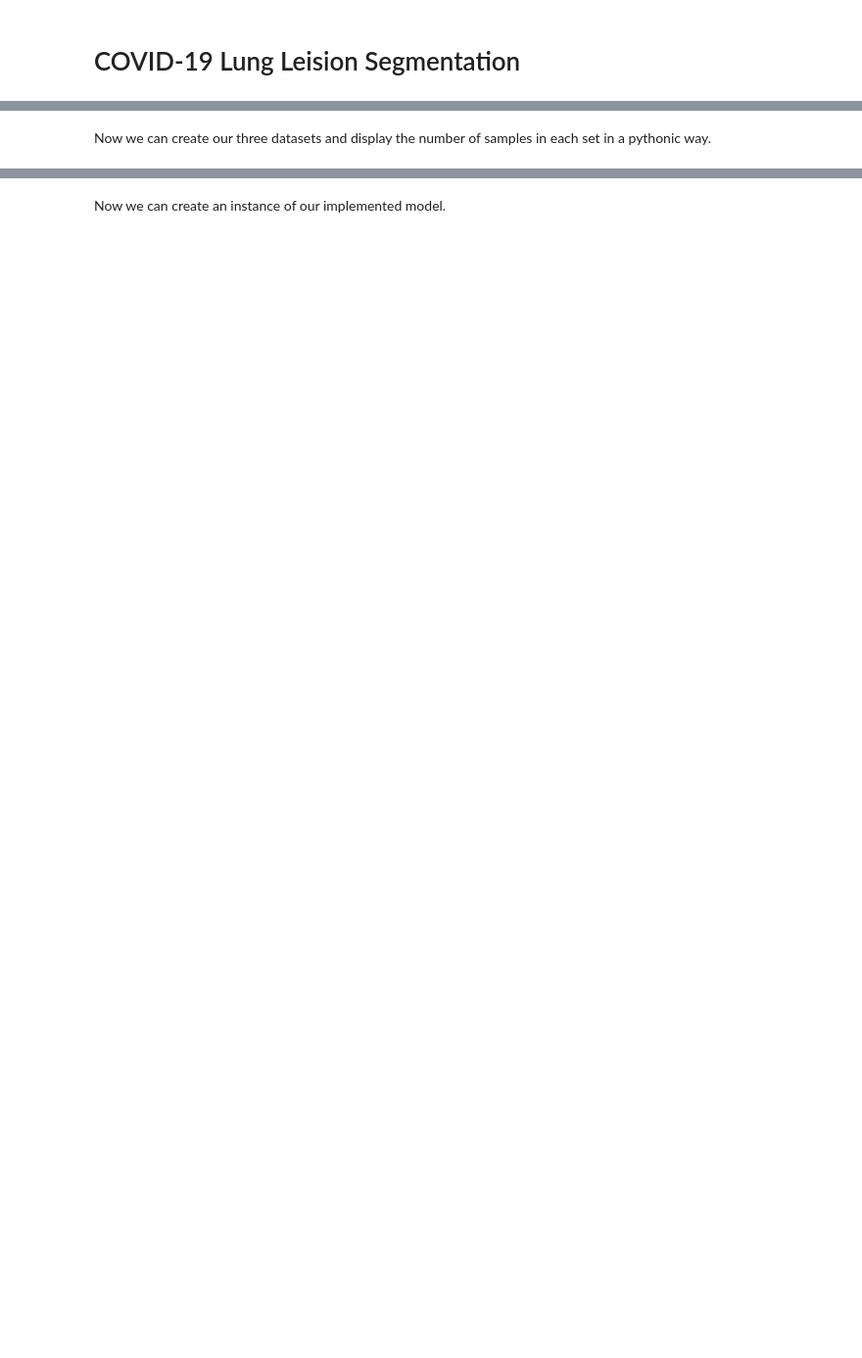
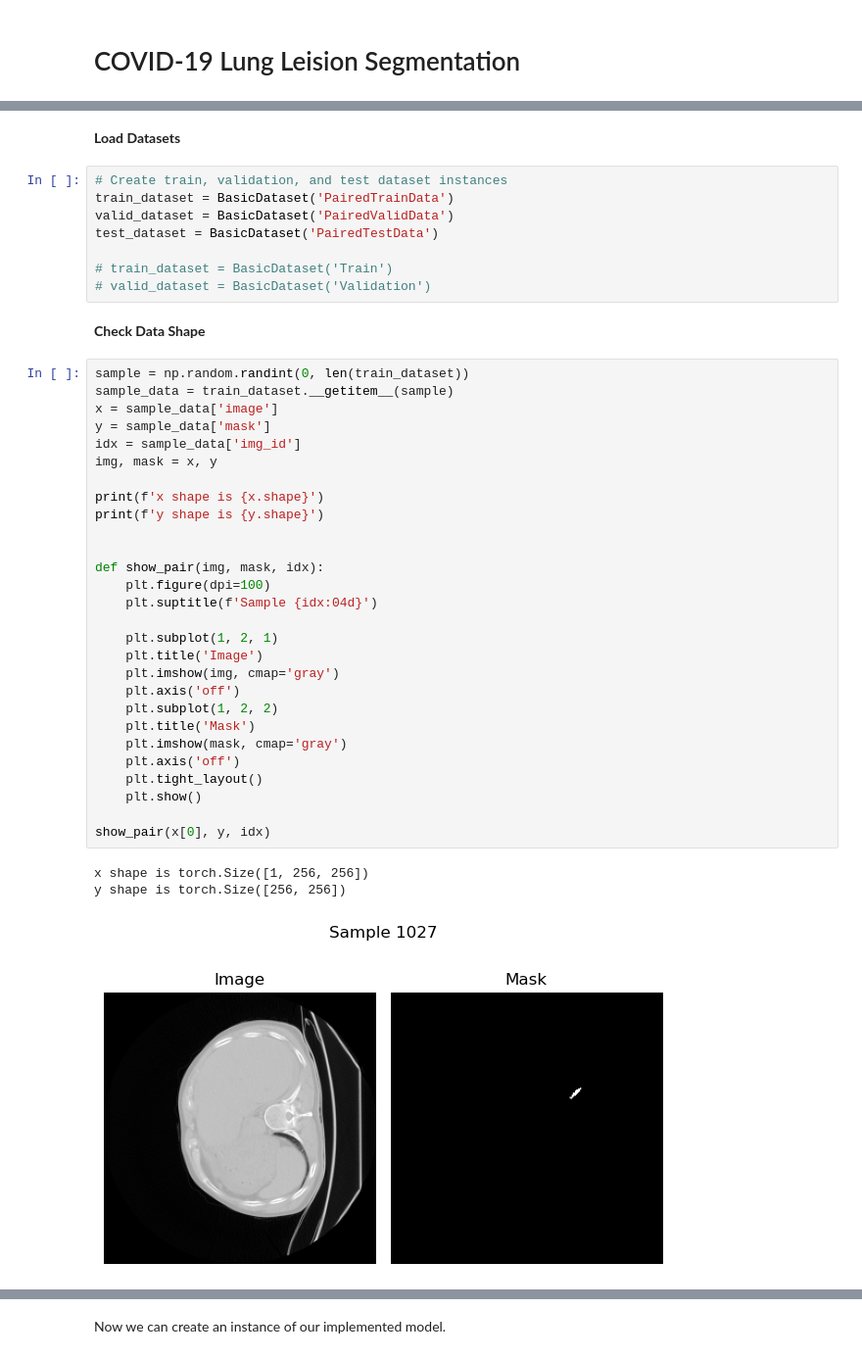
Before and after one commit to jyjuni/Covid19_Leision_Segmentation, a Jupyter notebook: src/train.ipynb, the cells around one changed output, grey strips where cells are left out. Shown at 98% size. Cells and saved outputs as stored; diff of their text form; blank space fills up the shorter version.

Commit message:
basic unet

```diff
--- a/src/train.ipynb
+++ b/src/train.ipynb
@@ -94,5 +97,47 @@ class BasicDataset(TensorDataset):
             'mask': torch.from_numpy(mask).type(torch.LongTensor),
             'img_id': idx
         }
-# %% [markdown]
-Now we can create our three datasets and display the number of samples in each set in a pythonic way.
+# %% [markdown]
+<b> Load Datasets </b>
+# %%
+# Create train, validation, and test dataset instances
+train_dataset = BasicDataset('PairedTrainData')
+valid_dataset = BasicDataset('PairedValidData')
+test_dataset = BasicDataset('PairedTestData')
+
+# train_dataset = BasicDataset('Train')
+# valid_dataset = BasicDataset('Validation')
+# %% [markdown]
+<b> Check Data Shape </b>
+# %%
+sample = np.random.randint(0, len(train_dataset))
+sample_data = train_dataset.__getitem__(sample)
+x = sample_data['image']
+y = sample_data['mask']
+idx = sample_data['img_id']
+img, mask = x, y
+
+print(f'x shape is {x.shape}')
+print(f'y shape is {y.shape}')
+
+
+def show_pair(img, mask, idx):
+    plt.figure(dpi=100)
+    plt.suptitle(f'Sample {idx:04d}')
+
+    plt.subplot(1, 2, 1)
+    plt.title('Image')
+    plt.imshow(img, cmap='gray')
+    plt.axis('off')
+    plt.subplot(1, 2, 2)
+    plt.title('Mask')
+    plt.imshow(mask, cmap='gray')
+    plt.axis('off')
+    plt.tight_layout()
+    plt.show()
+
+show_pair(x[0], y, idx)
+# %% [output]
+x shape is torch.Size([1, 256, 256])
+y shape is torch.Size([256, 256])
+[figure, added]
```
Also changed, not shown: parts of 37 cells of this notebook, 9 other files.
